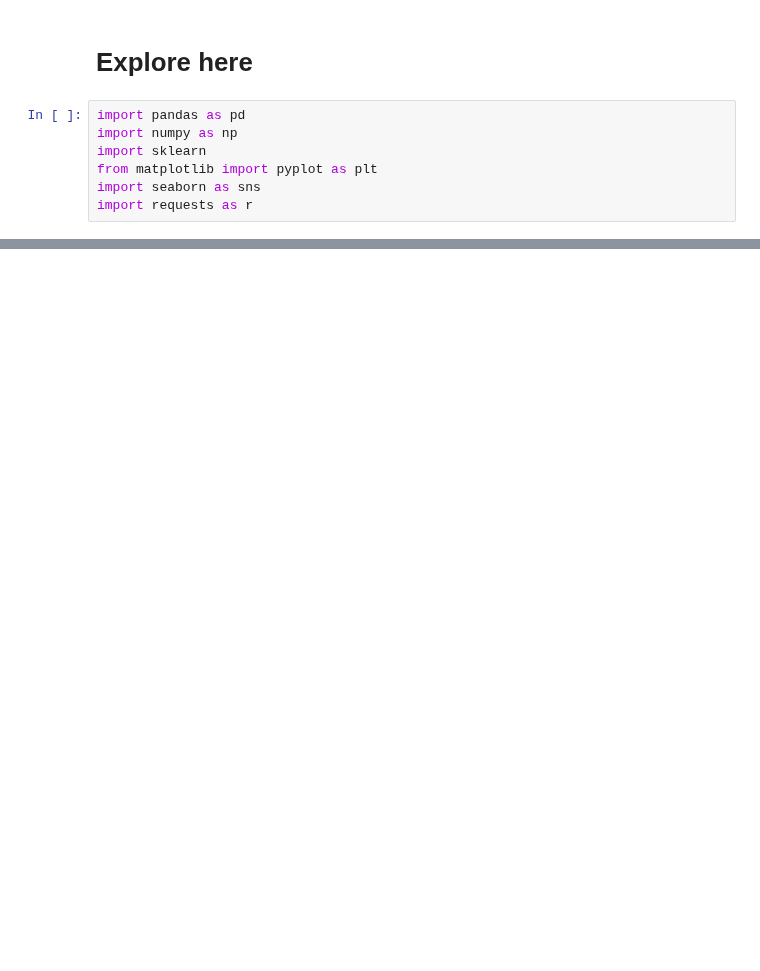
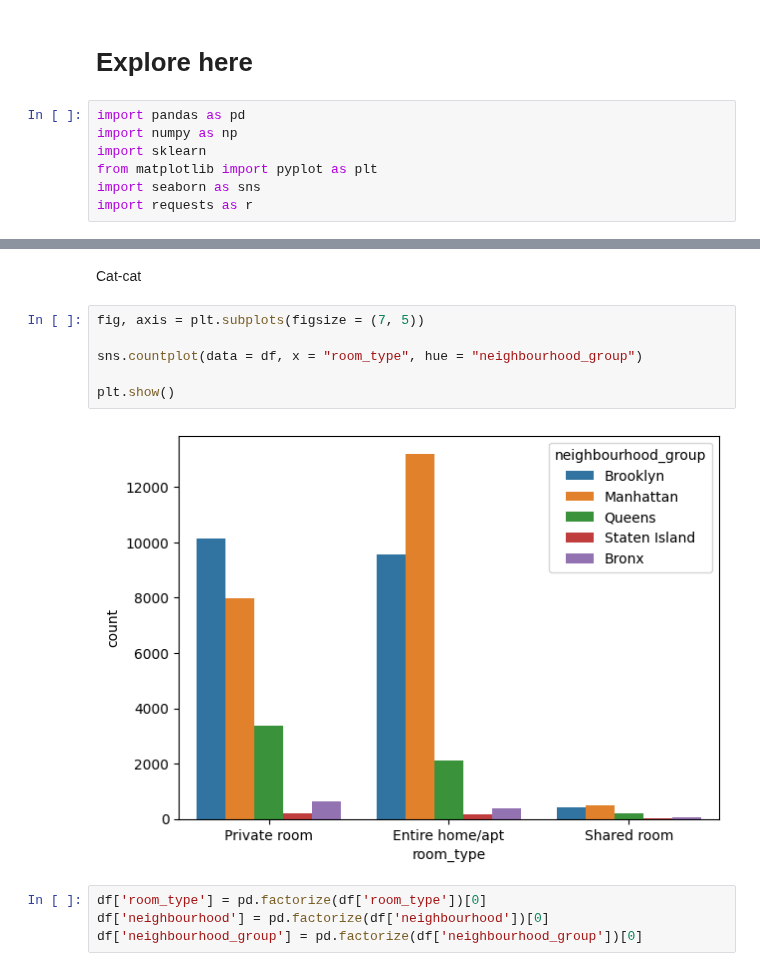
Before and after one commit to Diegomca98/4geeks-ml-template-prjs, a Jupyter notebook: src/explore.ipynb, the cells around one changed output, grey strips where cells are left out. Saved outputs shown, nothing was run; the diff lists cells and outputs as text; blank space fills up the shorter version.

```diff
--- a/src/explore.ipynb
+++ b/src/explore.ipynb
@@ -157,0 +158,14 @@ plt.show()
+# %% [markdown]
+Cat-cat
+# %%
+fig, axis = plt.subplots(figsize = (7, 5))
+
+sns.countplot(data = df, x = "room_type", hue = "neighbourhood_group")
+
+plt.show()
+# %% [output]
+[figure, added]
+# %%
+df['room_type'] = pd.factorize(df['room_type'])[0]
+df['neighbourhood'] = pd.factorize(df['neighbourhood'])[0]
+df['neighbourhood_group'] = pd.factorize(df['neighbourhood_group'])[0]
```
Also changed, not shown: parts of 19 cells of this notebook, 2 other files.
